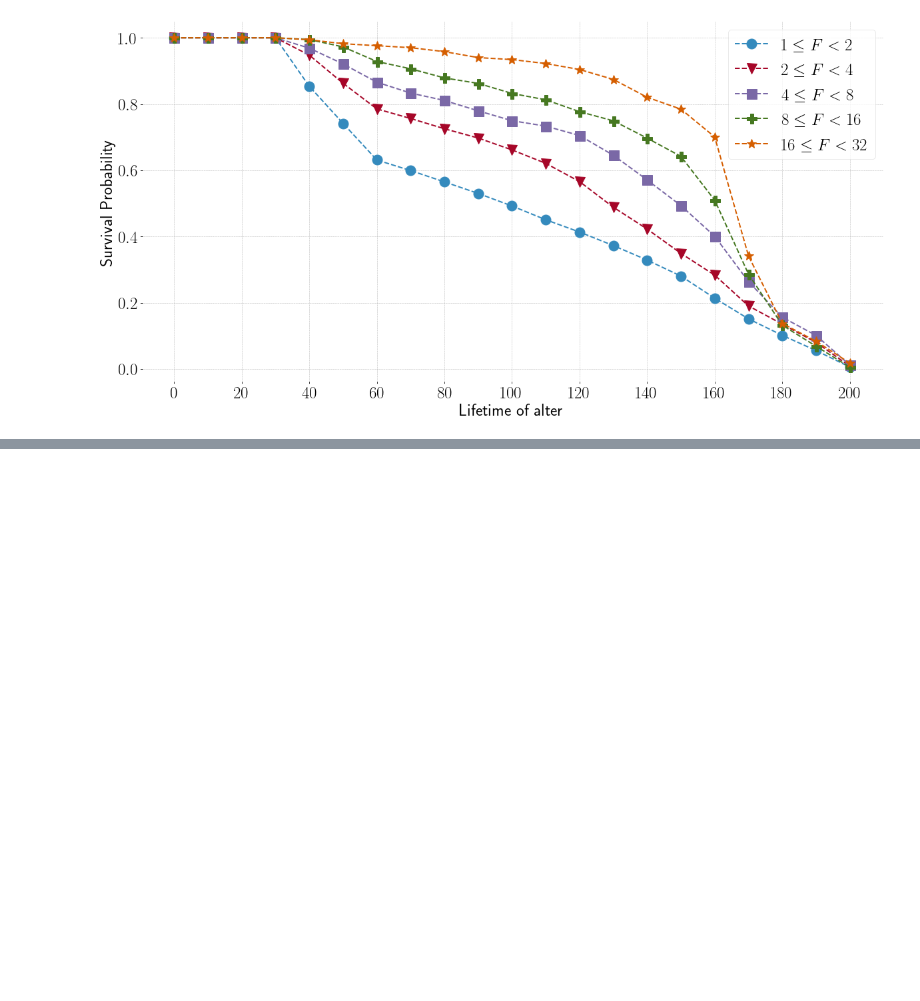
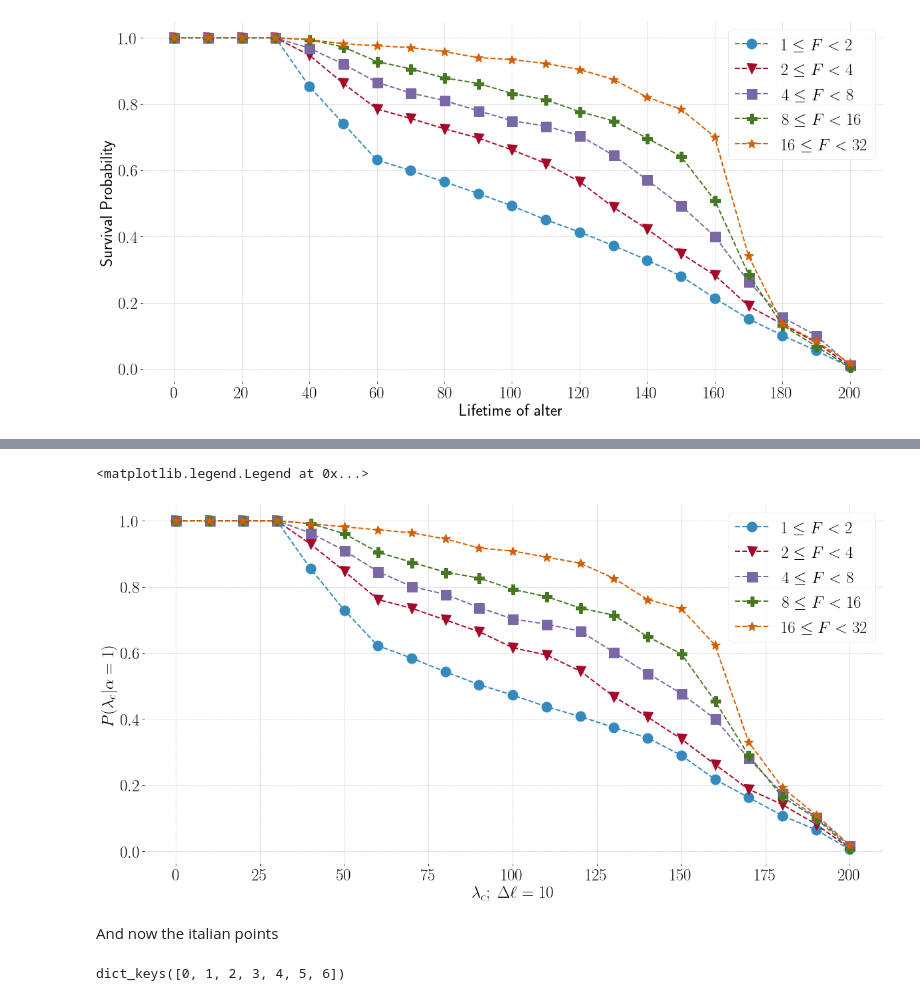
Before and after one commit to nitnelav27/comm_patterns, a Jupyter notebook: 202107.ipynb, the cells around one changed output, grey strips where cells are left out. Cells and saved outputs as stored; diff of their text form; code cells hidden in the pictures; blank space fills up the shorter version.

Commit message:
almost done with contour plot

```diff
--- a/202107.ipynb
+++ b/202107.ipynb
@@ -371,0 +364,2 @@ plt.legend()
+# %%
+dff3a = pc.get_f(calls['all'], 'all', 30, 10)
@@ -371,0 +376,15 @@ plt.legend()
+# %%
+surv_contour = pc.get_survival(dff3a)
+# %%
+series2 = [f'${2**i} \leq F < {2**(i + 1)}$' for i in range(7)]
+
+plt.xlabel(r'$\lambda_{c}; \; \Delta \ell  = 10$')
+plt.ylabel(r'$P(\lambda_{c} | \alpha = 1)$')
+m = 0
+for f in range(5):
+    plt.plot(surv_contour[f].index * 10, surv_contour[f][0], marker=markers[m], markersize=15, ls="--", label=fr'{series2[f]}')
+    m += 1
+plt.legend()
+# %% [output]
+<matplotlib.legend.Legend at 0x...>
+[figure, added]
@@ -371,0 +401,2 @@ plt.legend()
+# %% [markdown]
+And now the italian points
@@ -371,0 +405,4 @@ plt.legend()
+# %%
+surv_points.keys()
+# %% [output]
+dict_keys([0, 1, 2, 3, 4, 5, 6])
```
Also changed, not shown: parts of 10 cells of this notebook.
